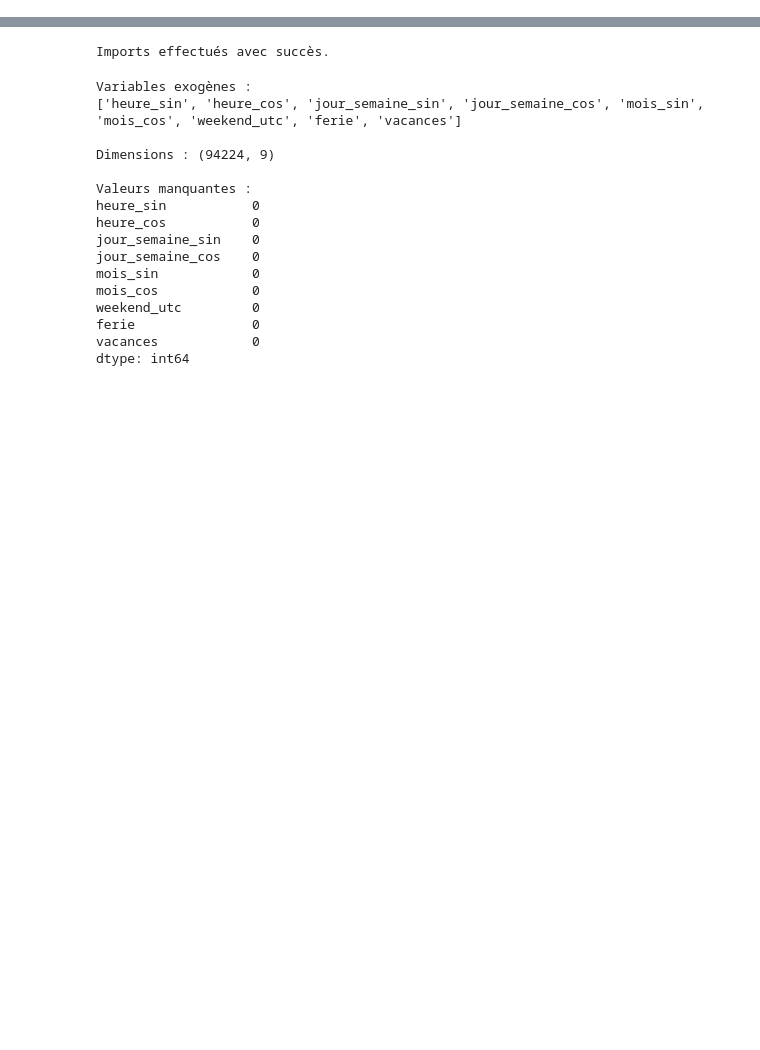
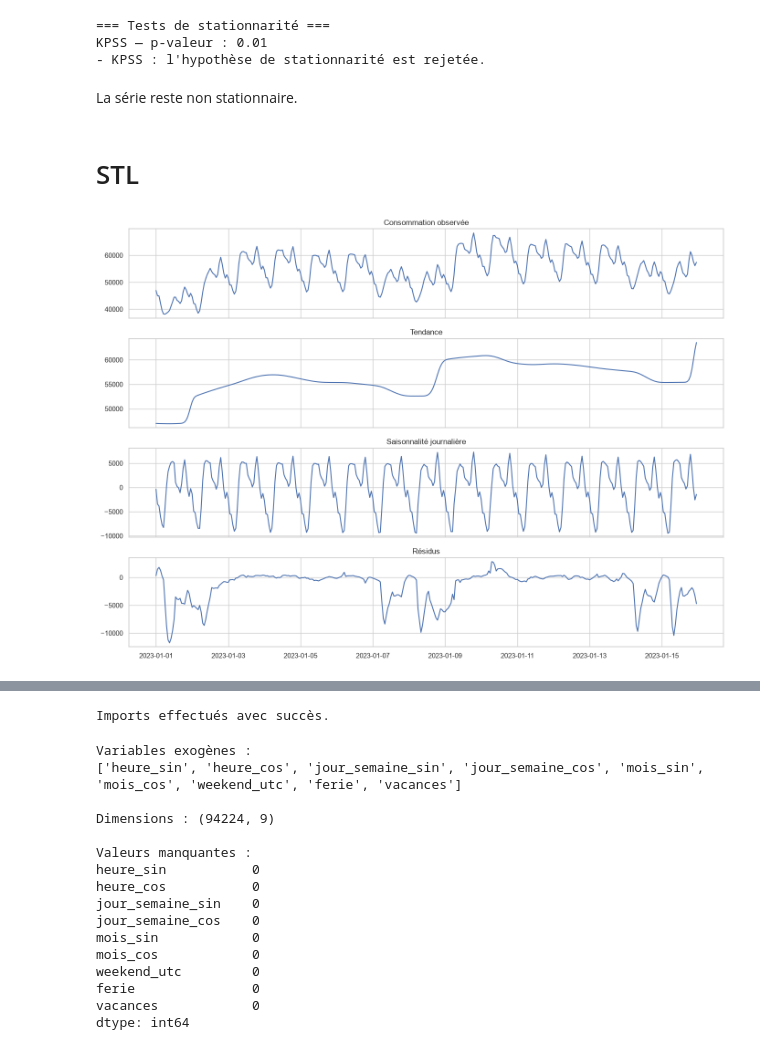
Before and after one commit to LeStolz/ConsommationElectrique, a Jupyter notebook: notebooks/03_sarimax.ipynb, the cells around one changed output, grey strips where cells are left out. Drawn from its saved outputs; the diff is of its cells as text; code cells hidden in the pictures; blank space fills up the shorter version.

```diff
--- a/notebooks/03_sarimax.ipynb
+++ b/notebooks/03_sarimax.ipynb
@@ -0,0 +38,57 @@
+# %%
+def tests_stationnarite(serie):
+    resultat_kpss = kpss(
+        serie,
+        regression="c",
+        nlags="auto"
+    )
+
+    print("=== Tests de stationnarité ===")
+    print(f"KPSS — p-valeur : {resultat_kpss[1]:.5g}")
+
+    if resultat_kpss[1] < 0.05:
+        print("- KPSS : l'hypothèse de stationnarité est rejetée.")
+    else:
+        print("- KPSS : l'hypothèse de stationnarité n'est pas rejetée.")
+
+
+tests_stationnarite(y)
+# %% [output]
+=== Tests de stationnarité ===
+KPSS — p-valeur : 0.01
+- KPSS : l'hypothèse de stationnarité est rejetée.
+# %% [markdown]
+La série reste non stationnaire.
+# %% [markdown]
+# STL
+# %%
+stl = STL(y, period=24, robust=True)
+resultat = stl.fit()
+
+# fig = resultat.plot()
+# fig.set_size_inches(14, 9)
+# plt.tight_layout()
+# plt.show()
+# %%
+# Afficher les deux premières semaines de janvier 2023
+debut = "2023-01-01"
+fin = "2023-01-15"
+
+fig, axes = plt.subplots(4, 1, figsize=(14, 10), sharex=True)
+
+axes[0].plot(y.loc[debut:fin])
+axes[0].set_title("Consommation observée")
+
+axes[1].plot(resultat.trend.loc[debut:fin])
+axes[1].set_title("Tendance")
+
+axes[2].plot(resultat.seasonal.loc[debut:fin])
+axes[2].set_title("Saisonnalité journalière")
+
+axes[3].plot(resultat.resid.loc[debut:fin])
+axes[3].set_title("Résidus")
+
+plt.tight_layout()
+plt.show()
+# %% [output]
+[figure, added]
```
Also changed, not shown: parts of 5 cells of this notebook, 4 other files.
